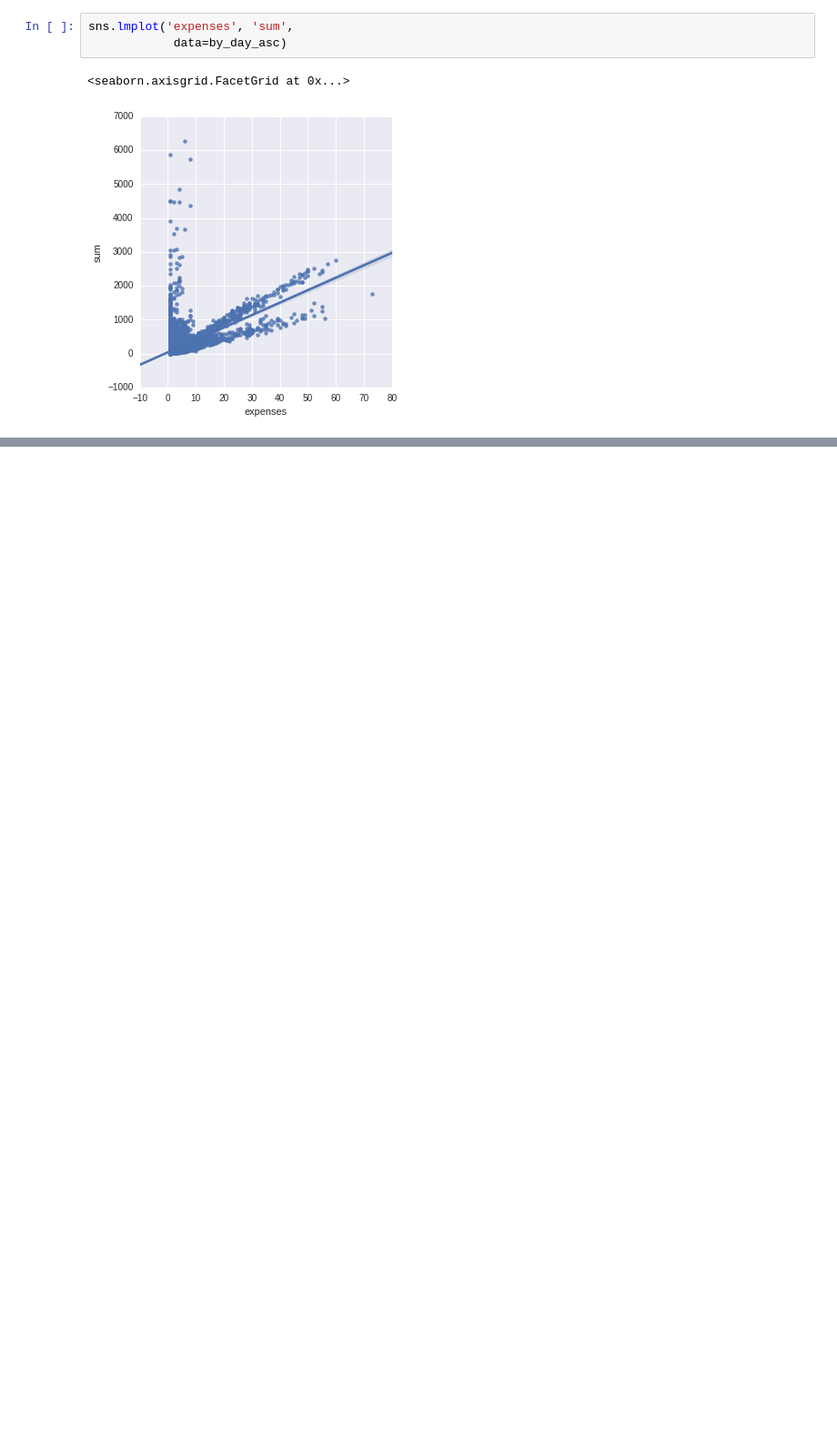
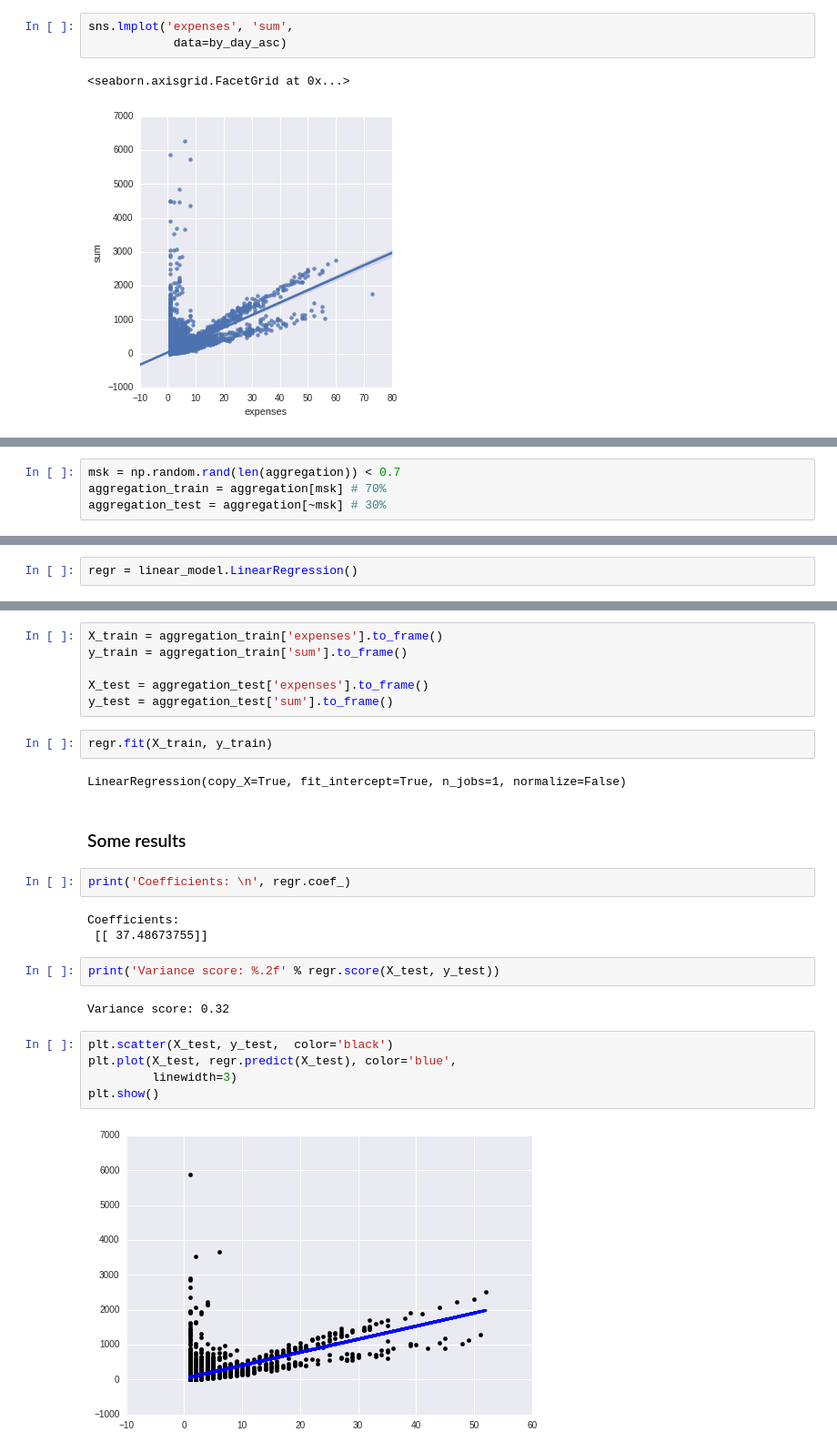
Before and after one commit to okfn-brasil/serenata-de-amor, a Jupyter notebook: develop/2016-12-02-anaschwendler-abnormal-meal-prices-analysis.ipynb, the cells around one changed output, grey strips where cells are left out. Shown at 91% size. Cells and saved outputs as stored; diff of their text form; blank space fills up the shorter version.

Commit message:
Add basic linear regression algorithm
- Preparing the datasets
- Split between train and test
- Apply simple sklearn algorithm

```diff
--- a/develop/2016-12-02-anaschwendler-abnormal-meal-prices-analysis.ipynb
+++ b/develop/2016-12-02-anaschwendler-abnormal-meal-prices-analysis.ipynb
@@ -116,0 +122,4 @@ sns.lmplot('expenses', 'sum',
+# %%
+msk = np.random.rand(len(aggregation)) < 0.7
+aggregation_train = aggregation[msk] # 70%
+aggregation_test = aggregation[~msk] # 30%
@@ -116,0 +130,2 @@ sns.lmplot('expenses', 'sum',
+# %%
+regr = linear_model.LinearRegression()
@@ -116,0 +134,28 @@ sns.lmplot('expenses', 'sum',
+# %%
+X_train = aggregation_train['expenses'].to_frame()
+y_train = aggregation_train['sum'].to_frame()
+
+X_test = aggregation_test['expenses'].to_frame()
+y_test = aggregation_test['sum'].to_frame()
+# %%
+regr.fit(X_train, y_train)
+# %% [output]
+LinearRegression(copy_X=True, fit_intercept=True, n_jobs=1, normalize=False)
+# %% [markdown]
+### Some results
+# %%
+print('Coefficients: \n', regr.coef_)
+# %% [output]
+Coefficients:
+ [[ 37.48673755]]
+# %%
+print('Variance score: %.2f' % regr.score(X_test, y_test))
+# %% [output]
+Variance score: 0.32
+# %%
+plt.scatter(X_test, y_test,  color='black')
+plt.plot(X_test, regr.predict(X_test), color='blue',
+         linewidth=3)
+plt.show()
+# %% [output]
+[figure, added]
```
Also changed, not shown: parts of 8 cells of this notebook.
